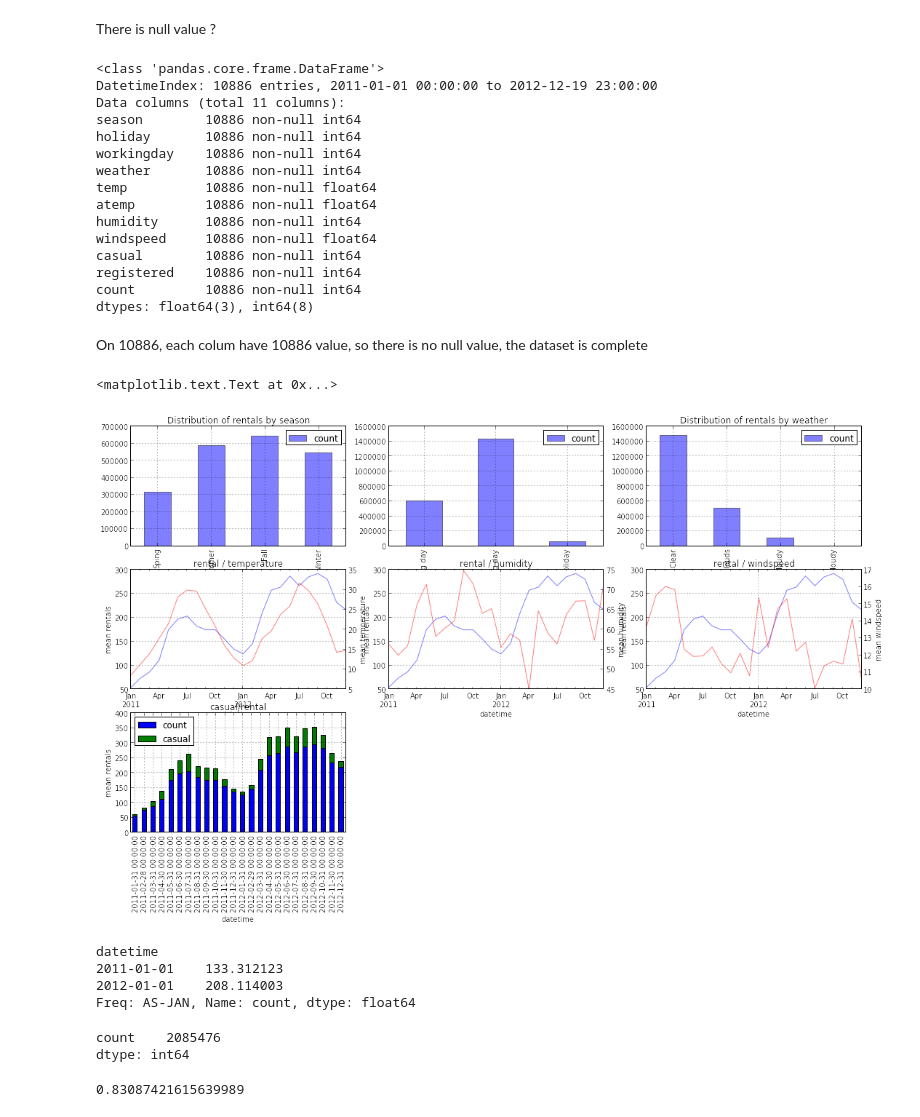
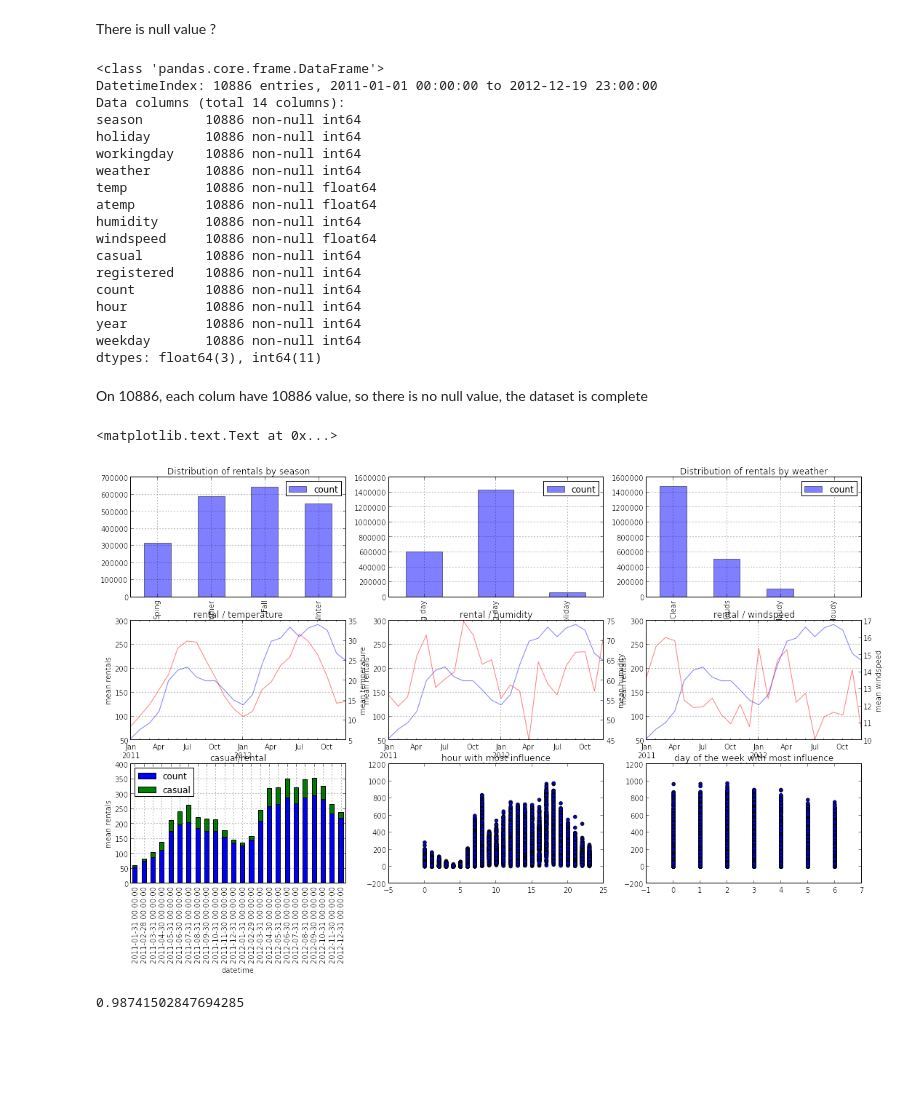
Before and after one commit to saugereau/KaggleBikeSharing, a Jupyter notebook: BikeSharingDemand.ipynb, the cells around one changed output. Drawn from its saved outputs; the diff is of its cells as text; code cells hidden in the pictures; blank space fills up the shorter version.

```diff
--- a/BikeSharingDemand.ipynb
+++ b/BikeSharingDemand.ipynb
@@ -43,0 +52,8 @@ count - number of total rentals
+# %%
+import matplotlib.pyplot as plt
+%matplotlib inline
+
+
+df['hour'] = df.index.hour
+df['year'] = df.index.year
+df['weekday'] = df.index.weekday
@@ -48,7 +77,7 @@ df.info()
 # %% [output]
 <class 'pandas.core.frame.DataFrame'>
 DatetimeIndex: 10886 entries, 2011-01-01 00:00:00 to 2012-12-19 23:00:00
-Data columns (total 11 columns):
+Data columns (total 14 columns):
 season        10886 non-null int64
 holiday       10886 non-null int64
 workingday    10886 non-null int64
@@ -60,7 +89,10 @@ windspeed     10886 non-null float64
 casual        10886 non-null int64
 registered    10886 non-null int64
 count         10886 non-null int64
-dtypes: float64(3), int64(8)
+hour          10886 non-null int64
+year          10886 non-null int64
+weekday       10886 non-null int64
+dtypes: float64(3), int64(11)
 # %% [markdown]
 On 10886, each colum have 10886 value, so there is no null value, the dataset is complete
 # %%
@@ -105,73 +137,56 @@ dfSeries = df.resample('M', how='mean')
 ax4 = fig.add_subplot(3, 3, 4)
 dfSeries['count'].plot(kind='line', ax=ax4, color='blue', alpha=0.5)
 dfSeries['temp'].plot(kind='line', ax=ax4, color='red', alpha=0.5, secondary_y=True)
 ax4.set_ylabel('mean rentals')
 ax4.right_ax.set_ylabel('mean temperature')
 plt.title("rental / temperature")
 
 ax5 = fig.add_subplot(3, 3, 5)
 dfSeries['count'].plot(kind='line', ax=ax5, color='blue', alpha=0.5)
 dfSeries['humidity'].plot(kind='line', ax=ax5, color='red', alpha=0.5, secondary_y=True)
 ax5.set_ylabel('mean rentals')
 ax5.right_ax.set_ylabel('mean humidity')
 plt.title("rental / humidity")
 
 ax6 = fig.add_subplot(3, 3, 6)
 dfSeries['count'].plot(kind='line', ax=ax6, color='blue', alpha=0.5)
 dfSeries['windspeed'].plot(kind='line', ax=ax6, color='red', alpha=0.5, secondary_y=True)
 ax6.set_ylabel('mean rentals')
 ax6.right_ax.set_ylabel('mean windspeed')
 plt.title("rental / windspeed")
 
 ax7 = fig.add_subplot(3, 3, 7)
 dfSeries[['count','casual']].plot(kind='bar', ax=ax7, stacked=True)
 #dfSeries['casual'].plot(kind='bar', ax=ax6, color='red', alpha=0.5, stacked=True)
 ax7.set_ylabel('mean rentals')
 plt.title("casual/rental")
 
 ## maybe a graphic by hour of day
+ax8 = fig.add_subplot(3, 3, 8)
+plt.scatter(df['hour'], df['count'])
+plt.title("hour with most influence")
+
+ax8 = fig.add_subplot(3, 3, 9)
+plt.scatter(df['weekday'], df['count'])
+plt.index = ['M', 'T', 'W', 'T','F','S','S']
+plt.title("day of the week with most influence")
 # %% [output]
 <matplotlib.text.Text at 0x...>
-[figure, old version]
+[figure, new version]
-# %%
-#calculate the standard deviation of count
-stdCount = df['count'].std(0)
-
-#newDf = df.copy()
-dfSeries2 = df.resample('AS-JAN', how='std')
-dfSeries2['count']
-#newDf['supStd'] = newDf[newDf['count'] > stdCount]
-#newDf.head(5)
-#groupBySeason2 = groupBySeason.copy()
-# %% [output]
-datetime
-2011-01-01    133.312123
-2012-01-01    208.114003
-Freq: AS-JAN, Name: count, dtype: float64
-# %%
-f = lambda x: x * 2
-
-
-
-#truc = groupBySeason2.apply(f, 1)
-#truc
-
-e = groupBySeason.sum()
-print e
-# %% [output]
-count    2085476
-dtype: int64
 # %%
 ##faire la regression par heure et tranche de temparature
 from sklearn.ensemble import RandomForestClassifier
 rfc = RandomForestClassifier(n_estimators=10, min_samples_split=1)
 
 from datetime import datetime
-train_data = df[datetime(2011, 1, 1):datetime(2011, 12, 30)]
+#train_data = df[datetime(2011, 1, 1):datetime(2011, 12, 30)]
+train_data = df
 
 target = 'count'
-features = [col for col in train_data.columns if col not in ['datetime', 'casual', 'registered', 'count']]
+#features = [col for col in train_data.columns if col not in ['datetime', 'casual', 'registered', 'count']]
+#features = [col for col in train_data.columns if col not in ['datetime', 'casual', 'registered', 'count','atemp']]
+features = [col for col in train_data.columns if col not in ['datetime', 'casual', 'registered', 'count','atemp']]
 rfc.fit(train_data[features], train_data[target])
 rfc.score(train_data[features], train_data[target])
 # %% [output]
-0.83087421615639989
+0.98741502847694285
```
Also changed, not shown: parts of 13 cells of this notebook.
